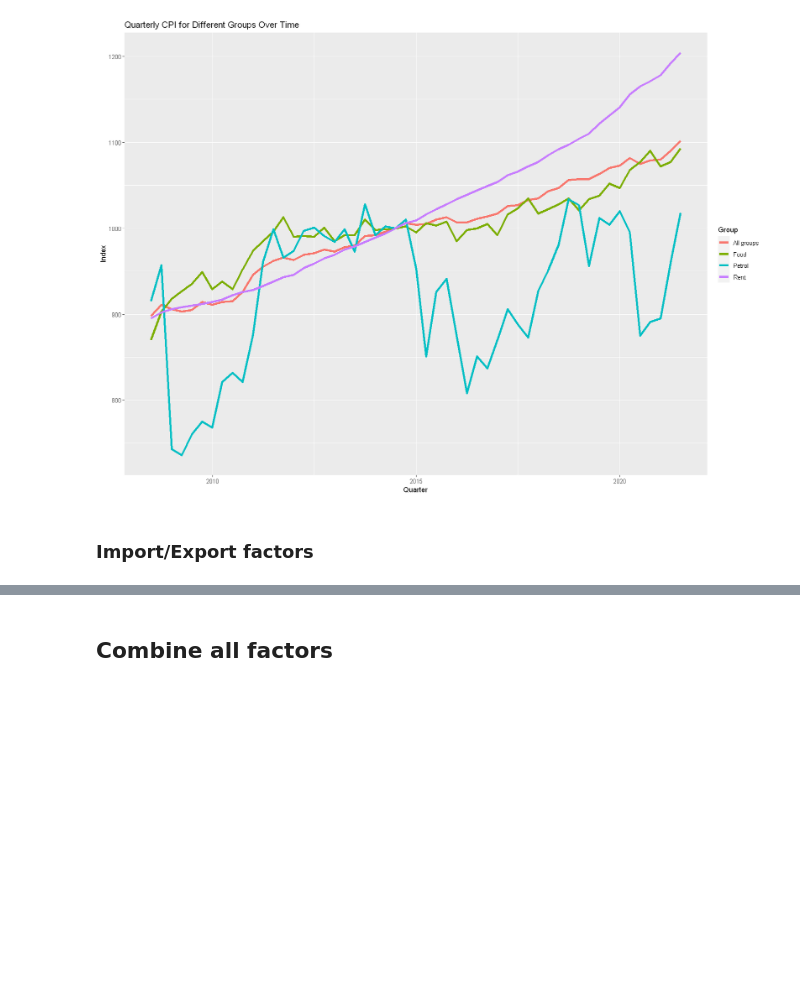
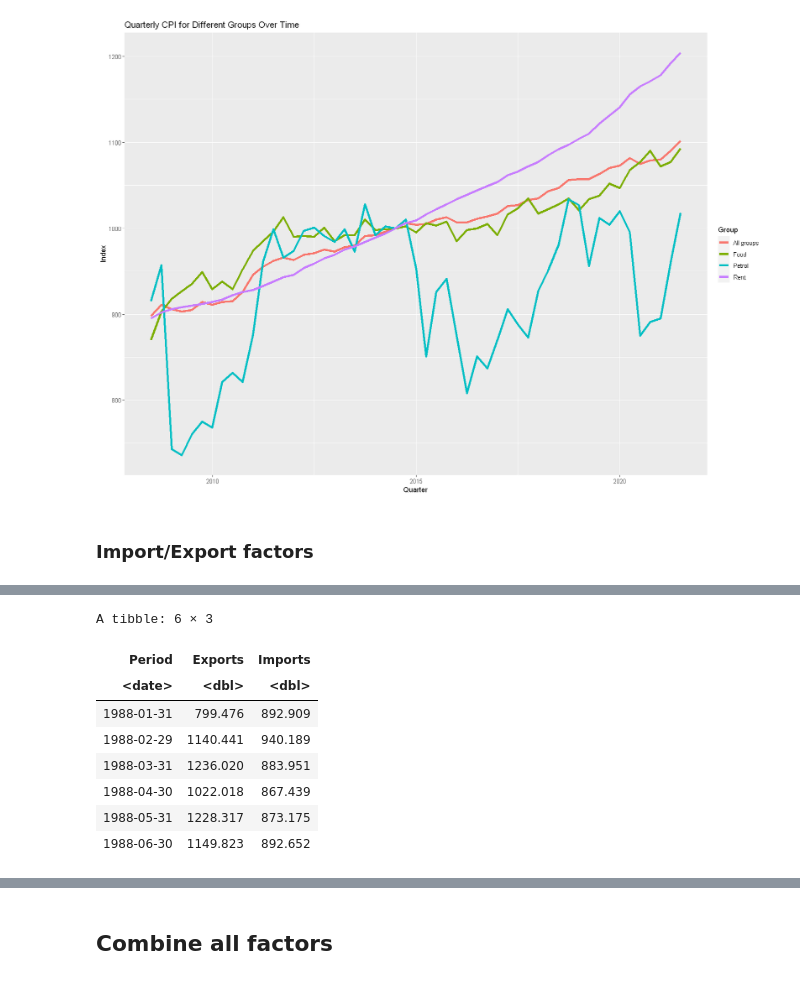
Before and after one commit to oscar-toohey/DATA201-group-project, a Jupyter notebook: Notebook_Final.ipynb, the cells around one changed output, grey strips where cells are left out. Saved outputs shown, nothing was run; the diff lists cells and outputs as text; code cells hidden in the pictures; blank space fills up the shorter version.

```diff
--- a/Notebook_Final.ipynb
+++ b/Notebook_Final.ipynb
@@ -334,0 +390,17 @@ position_identity
+# %%
+ImpExp_Value_df <- trade_df %>%
+    select(Period, Trade, NZD_Value_mil) %>%
+    spread(key=Trade, value=NZD_Value_mil) %>%
+    arrange(Period)
+
+ImpExp_Value_df %>% head()
+# %% [output]
+A tibble: 6 × 3
+| Period | Exports | Imports |
+| <date> | <dbl> | <dbl> |
+| 1988-01-31 | 799.476 | 892.909 |
+| 1988-02-29 | 1140.441 | 940.189 |
+| 1988-03-31 | 1236.020 | 883.951 |
+| 1988-04-30 | 1022.018 | 867.439 |
+| 1988-05-31 | 1228.317 | 873.175 |
+| 1988-06-30 | 1149.823 | 892.652 |
```
Also changed, not shown: parts of 6 cells of this notebook.
